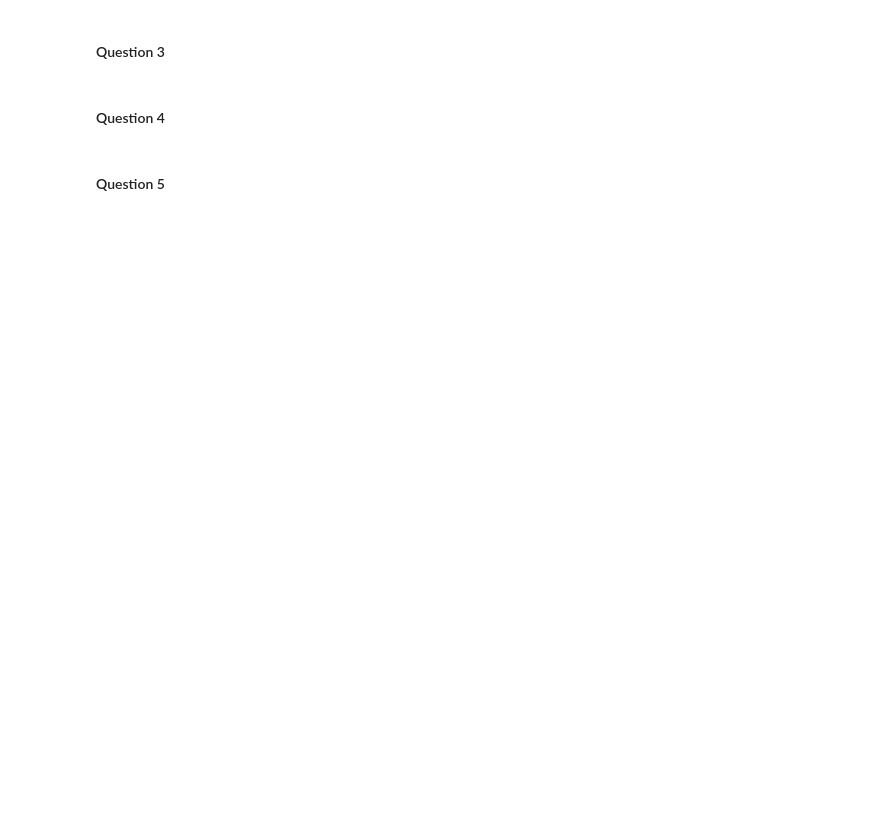
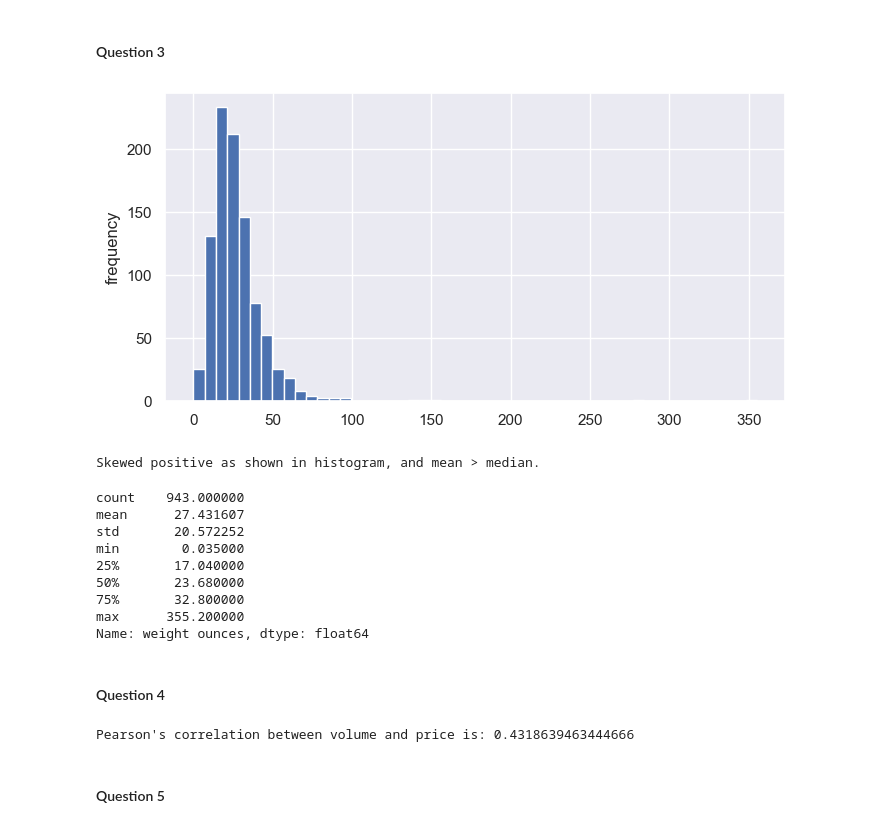
Before and after one commit to IshayM-git/assignment1_322815341_212362594, a Jupyter notebook: assignment1-task2.ipynb, the cells around one changed output. Saved outputs shown, nothing was run; the diff lists cells and outputs as text; code cells hidden in the pictures; blank space fills up the shorter version.

```diff
--- a/assignment1-task2.ipynb
+++ b/assignment1-task2.ipynb
@@ -32,13 +96,69 @@ df.info()
 # %%
 ### inspect the 'weight' column carefully
 ### plot a histogram of books' weight using 50 bins
 ### decide if the distribution is symmetric, skewed positive or skewed negative
 ### use both the histogram and required computations for this decision
+
+conversion_factor_pound_to_ounce = pound / ounce
+
+# new data frame that has the column of weight splitted into columns of weight value and weight unit
+df_split_weight_column_to_float_and_str_columns = df.copy()
+df_split_weight_column_to_float_and_str_columns[['weight value', 'weight unit']] = df_split_weight_column_to_float_and_str_columns['weight'].str.split(' ', expand=True)
+df_split_weight_column_to_float_and_str_columns['weight value'] = df_split_weight_column_to_float_and_str_columns['weight value'].astype(float)
+
+# convertion all weight values to ounces ignore values with no weight unit
+conditions = [
+    df_split_weight_column_to_float_and_str_columns['weight unit'].str.contains('pound', na=False),
+    df_split_weight_column_to_float_and_str_columns['weight unit'].str.contains('ounce', na=False)
+]
+choices = [
+    df_split_weight_column_to_float_and_str_columns['weight value'] * conversion_factor_pound_to_ounce,
+    df_split_weight_column_to_float_and_str_columns['weight value']
+]
+
+df_split_weight_column_to_float_and_str_columns['weight ounces'] = np.select(conditions, choices, default=np.nan)
+
+plt.hist(df_split_weight_column_to_float_and_str_columns['weight ounces'], bins=50)
+plt.ylabel('frequency')
+plt.show()
+
+print('\nSkewed positive as shown in histogram, and mean > median.\n')
+
+decribe_pages = df_split_weight_column_to_float_and_str_columns['weight ounces'].describe()
+decribe_pages
+# %% [output]
+[figure, added]
+Skewed positive as shown in histogram, and mean > median.
+count    943.000000
+mean      27.431607
+std       20.572252
+min        0.035000
+25%       17.040000
+50%       23.680000
+75%       32.800000
+max      355.200000
+Name: weight ounces, dtype: float64
 # %% [markdown]
 #### Question 4
 # %%
 ### compute Pearson's correlation between a book's volume (inferred by its dimensions) and price in the data
 ### (you can use the built-in Series.corr() function for that purpose)
+
+# cleaning dimensions column from inches and x, splitting to floats columns
+df_with_volume = df['dimensions'].str.replace(' inches', '', regex=False)
+df_with_volume = df_with_volume.str.split(' x ', expand=True)
+df_with_volume = df_with_volume.astype(float)
+
+# calculate volume and add price from original df
+df_with_volume['volume'] = df_with_volume[0] * df_with_volume[1] * df_with_volume[2]
+df_with_volume['price'] = df['price']
+
+# compute corr
+volume_price_correlation = df_with_volume['volume'].corr(df_with_volume['price'])
+
+print("Pearson's correlation between volume and price is:", volume_price_correlation)
+# %% [output]
+Pearson's correlation between volume and price is: 0.4318639463444666
 # %% [markdown]
 #### Question 5
 # %%
```
Also changed, not shown: parts of 10 cells of this notebook.
